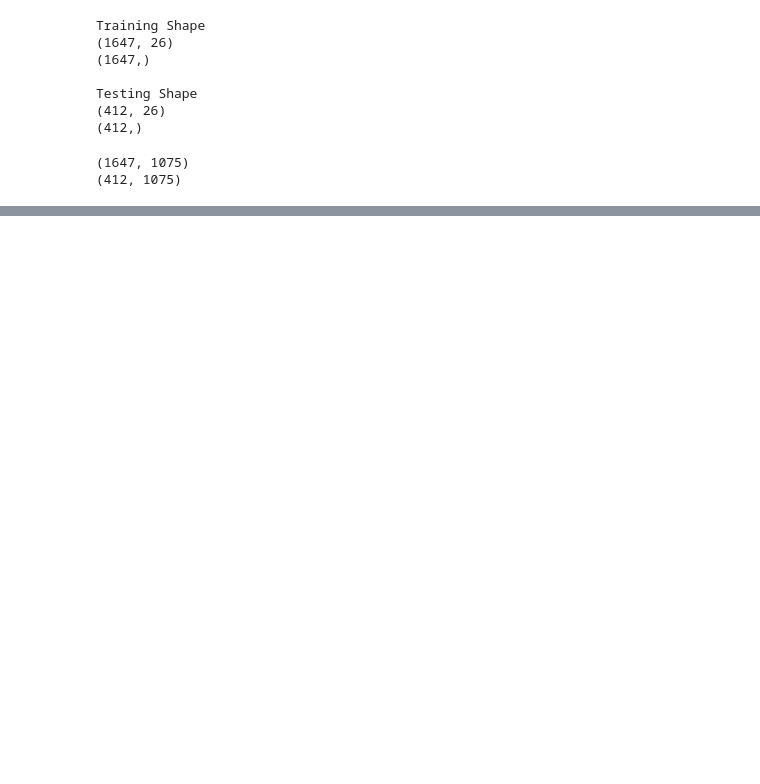
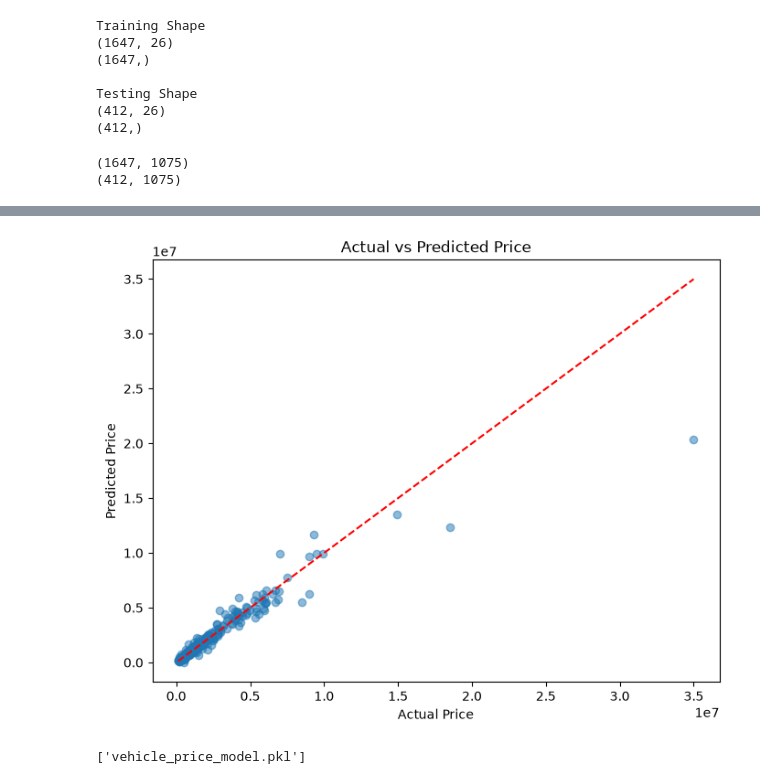
Before and after one commit to dhriti-gupta-06/AI-Vehicle-Valuation-Platform, a Jupyter notebook: notebook.ipynb, the cells around one changed output, grey strips where cells are left out. Cells and saved outputs as stored; diff of their text form; code cells hidden in the pictures; blank space fills up the shorter version.

```diff
--- a/notebook.ipynb
+++ b/notebook.ipynb
@@ -583,0 +659,2 @@ print(X_test_processed.shape)
+# %%
+xgb_pipeline = Pipeline([("preprocessor", preprocessor),("model",XGBRegressor(random_state=42))])
@@ -583,0 +711,24 @@ print(X_test_processed.shape)
+# %%
+y_pred = final_model.predict(X_test)
+
+mae = mean_absolute_error(
+    y_test,
+    y_pred
+)
+
+mse = mean_squared_error(
+    y_test,
+    y_pred
+)
+
+rmse = np.sqrt(mse)
+
+r2 = r2_score(
+    y_test,
+    y_pred
+)
+
+print("MAE :", mae)
+print("MSE :", mse)
+print("RMSE :", rmse)
+print("R2 :", r2)
@@ -583,0 +821,27 @@ print(X_test_processed.shape)
+# %%
+plt.figure(figsize=(8,6))
+
+plt.scatter(y_test, y_pred, alpha=0.5)
+
+plt.plot(
+    [y_test.min(), y_test.max()],
+    [y_test.min(), y_test.max()],
+    'r--'
+)
+
+plt.xlabel("Actual Price")
+plt.ylabel("Predicted Price")
+plt.title("Actual vs Predicted Price")
+
+plt.show()
+# %% [output]
+[figure, added]
+# %%
+import joblib
+
+joblib.dump(
+    final_model,
+    "vehicle_price_model.pkl"
+)
+# %% [output]
+['vehicle_price_model.pkl']
```
Also changed, not shown: parts of 26 cells of this notebook, 5 other files.
